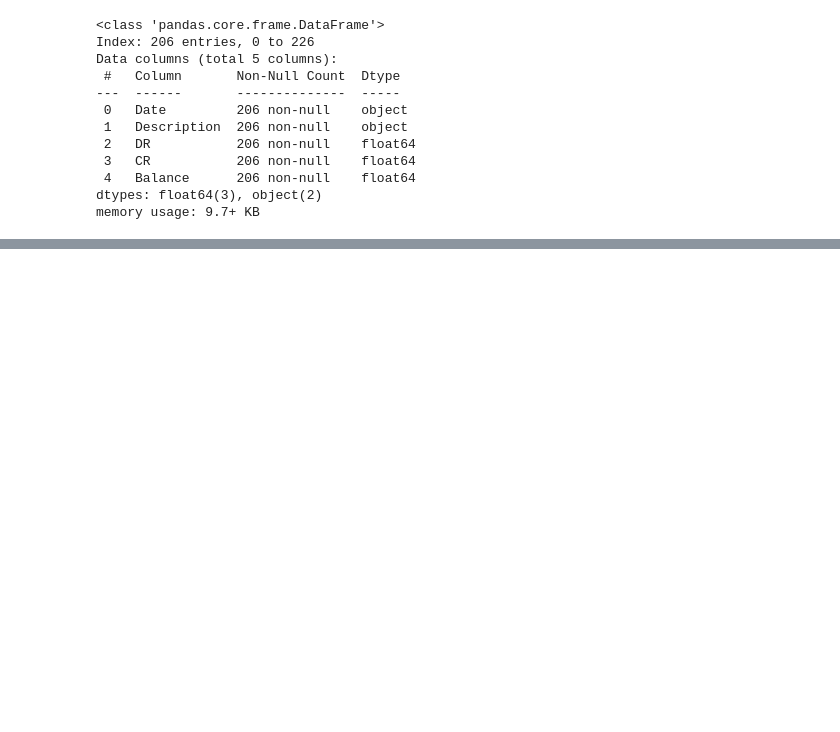
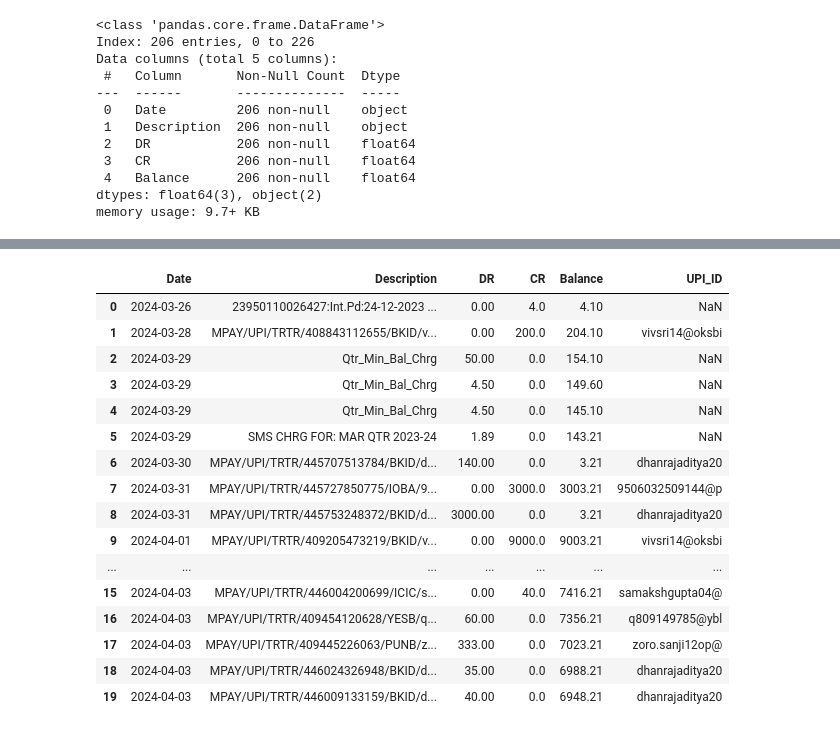
Before and after one commit to dhanraj-09/Expense-manager, a Jupyter notebook: ML/process_csv.ipynb, the cells around one changed output, grey strips where cells are left out. Cells and saved outputs as stored; diff of their text form; code cells hidden in the pictures; blank space fills up the shorter version.

```diff
--- a/ML/process_csv.ipynb
+++ b/ML/process_csv.ipynb
@@ -199,0 +202,2 @@ NameError: name 'oooga' is not defined
+# %%
+df['Date'] = pd.to_datetime(df['Date'], format='%d-%m-%Y')
@@ -199,0 +239,2 @@ NameError: name 'oooga' is not defined
+# %%
+df['UPI_ID'] = df['Description'].str.extract(r'/([^/]+)/[^/]*$')
@@ -199,0 +257,20 @@ NameError: name 'oooga' is not defined
+# %%
+df.head(20)
+# %% [output]
+|  | Date | Description | DR | CR | Balance | UPI_ID |
+| 0 | 2024-03-26 | 23950110026427:Int.Pd:24-12-2023 ... | 0.00 | 4.0 | 4.10 | NaN |
+| 1 | 2024-03-28 | MPAY/UPI/TRTR/408843112655/BKID/v... | 0.00 | 200.0 | 204.10 | vivsri14@oksbi |
+| 2 | 2024-03-29 | Qtr_Min_Bal_Chrg | 50.00 | 0.0 | 154.10 | NaN |
+| 3 | 2024-03-29 | Qtr_Min_Bal_Chrg | 4.50 | 0.0 | 149.60 | NaN |
+| 4 | 2024-03-29 | Qtr_Min_Bal_Chrg | 4.50 | 0.0 | 145.10 | NaN |
+| 5 | 2024-03-29 | SMS CHRG FOR: MAR QTR 2023-24 | 1.89 | 0.0 | 143.21 | NaN |
+| 6 | 2024-03-30 | MPAY/UPI/TRTR/445707513784/BKID/d... | 140.00 | 0.0 | 3.21 | dhanrajaditya20 |
+| 7 | 2024-03-31 | MPAY/UPI/TRTR/445727850775/IOBA/9... | 0.00 | 3000.0 | 3003.21 | 9506032509144@p |
+| 8 | 2024-03-31 | MPAY/UPI/TRTR/445753248372/BKID/d... | 3000.00 | 0.0 | 3.21 | dhanrajaditya20 |
+| 9 | 2024-04-01 | MPAY/UPI/TRTR/409205473219/BKID/v... | 0.00 | 9000.0 | 9003.21 | vivsri14@oksbi |
+| ... | ... | ... | ... | ... | ... | ... |
+| 15 | 2024-04-03 | MPAY/UPI/TRTR/446004200699/ICIC/s... | 0.00 | 40.0 | 7416.21 | samakshgupta04@ |
+| 16 | 2024-04-03 | MPAY/UPI/TRTR/409454120628/YESB/q... | 60.00 | 0.0 | 7356.21 | q809149785@ybl |
+| 17 | 2024-04-03 | MPAY/UPI/TRTR/409445226063/PUNB/z... | 333.00 | 0.0 | 7023.21 | zoro.sanji12op@ |
+| 18 | 2024-04-03 | MPAY/UPI/TRTR/446024326948/BKID/d... | 35.00 | 0.0 | 6988.21 | dhanrajaditya20 |
+| 19 | 2024-04-03 | MPAY/UPI/TRTR/446009133159/BKID/d... | 40.00 | 0.0 | 6948.21 | dhanrajaditya20 |
```
Also changed, not shown: parts of 7 cells of this notebook, 3 other files.
